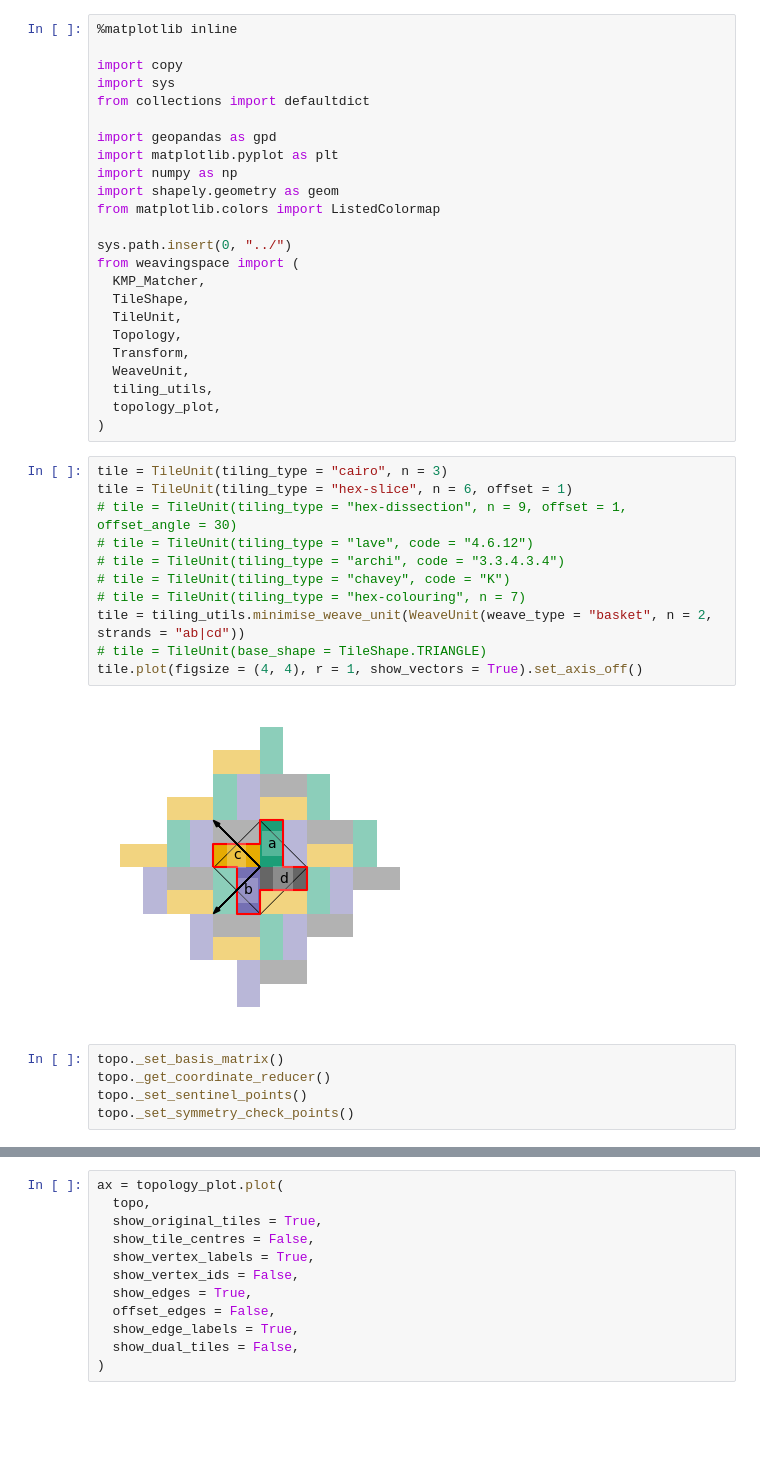
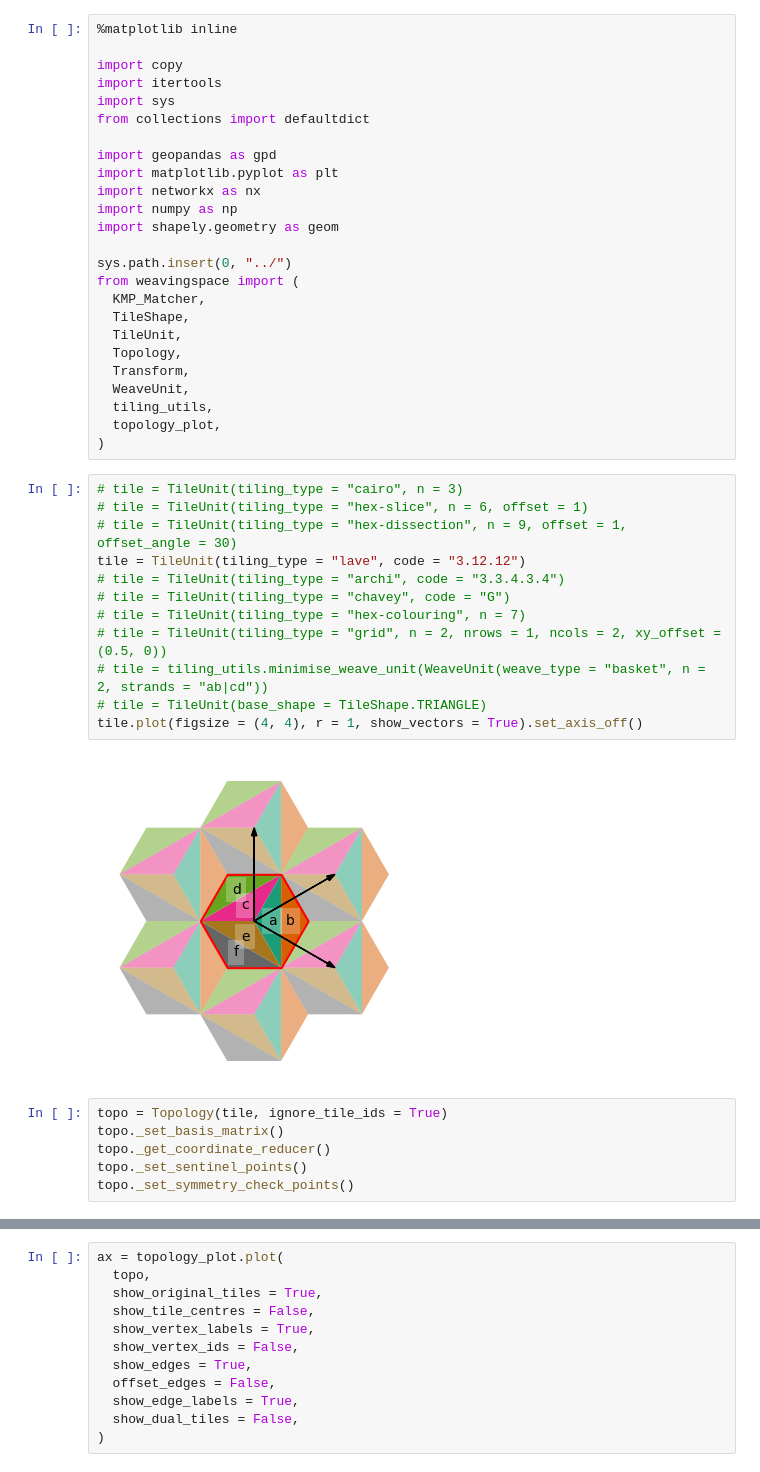
Before and after one commit to DOSull/weavingspace, a Jupyter notebook: examples/topology-new-working.ipynb, the cells around one changed output, grey strips where cells are left out. Saved outputs shown, nothing was run; the diff lists cells and outputs as text; blank space fills up the shorter version.

```diff
--- a/examples/topology-new-working.ipynb
+++ b/examples/topology-new-working.ipynb
@@ -2,14 +2,15 @@
 %matplotlib inline
 
 import copy
+import itertools
 import sys
 from collections import defaultdict
 
 import geopandas as gpd
 import matplotlib.pyplot as plt
+import networkx as nx
 import numpy as np
 import shapely.geometry as geom
-from matplotlib.colors import ListedColormap
 
 sys.path.insert(0, "../")
 from weavingspace import (
@@ -23,19 +24,21 @@ from weavingspace import (
   topology_plot,
 )
 # %%
-tile = TileUnit(tiling_type = "cairo", n = 3)
-tile = TileUnit(tiling_type = "hex-slice", n = 6, offset = 1)
+# tile = TileUnit(tiling_type = "cairo", n = 3)
+# tile = TileUnit(tiling_type = "hex-slice", n = 6, offset = 1)
 # tile = TileUnit(tiling_type = "hex-dissection", n = 9, offset = 1, offset_angle = 30)
-# tile = TileUnit(tiling_type = "lave", code = "4.6.12")
+tile = TileUnit(tiling_type = "lave", code = "3.12.12")
 # tile = TileUnit(tiling_type = "archi", code = "3.3.4.3.4")
-# tile = TileUnit(tiling_type = "chavey", code = "K")
+# tile = TileUnit(tiling_type = "chavey", code = "G")
 # tile = TileUnit(tiling_type = "hex-colouring", n = 7)
-tile = tiling_utils.minimise_weave_unit(WeaveUnit(weave_type = "basket", n = 2, strands = "ab|cd"))
+# tile = TileUnit(tiling_type = "grid", n = 2, nrows = 1, ncols = 2, xy_offset = (0.5, 0))
+# tile = tiling_utils.minimise_weave_unit(WeaveUnit(weave_type = "basket", n = 2, strands = "ab|cd"))
 # tile = TileUnit(base_shape = TileShape.TRIANGLE)
 tile.plot(figsize = (4, 4), r = 1, show_vectors = True).set_axis_off()
 # %% [output]
-[figure, old version]
+[figure, new version]
 # %%
+topo = Topology(tile, ignore_tile_ids = True)
 topo._set_basis_matrix()
 topo._get_coordinate_reducer()
 topo._set_sentinel_points()
```
Also changed, not shown: parts of 6 cells of this notebook, 3 other files.
